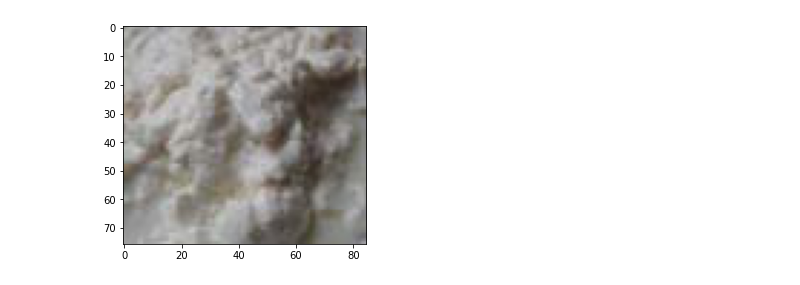
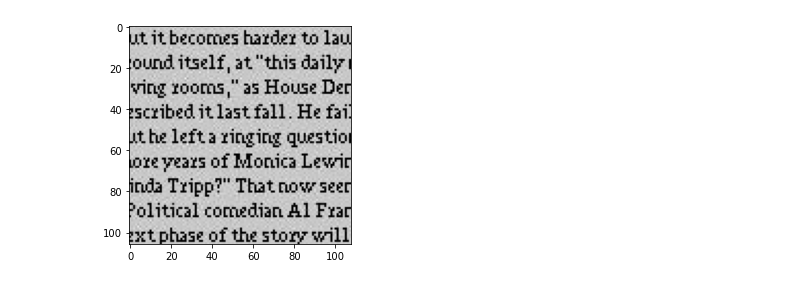
Before and after one commit to morgan-nanez/cs194_final, a Jupyter notebook: proj2_image_quilting/main.ipynb, the cells around one changed output. Saved outputs shown, nothing was run; the diff lists cells and outputs as text; code cells hidden in the pictures.

```diff
--- a/proj2_image_quilting/main.ipynb
+++ b/proj2_image_quilting/main.ipynb
@@ -24,9 +25,9 @@ white_tex = io.imread('samples/white_small.jpg') / 255
 # %%
-plt.imshow(white_tex)
+plt.imshow(text_tex)
 plt.rcParams['figure.figsize'] = [6, 6]
 plt.show()
 # %% [output]
-[figure, old version]
+[figure, new version]
 # %%
 def quilt_random(sample, outsize, patchsize):
     # Randomly samples squares of size patchsize from sample and tiles them into an output image of size outsize
```
Also changed, not shown: parts of 22 cells of this notebook, 2 other files.
